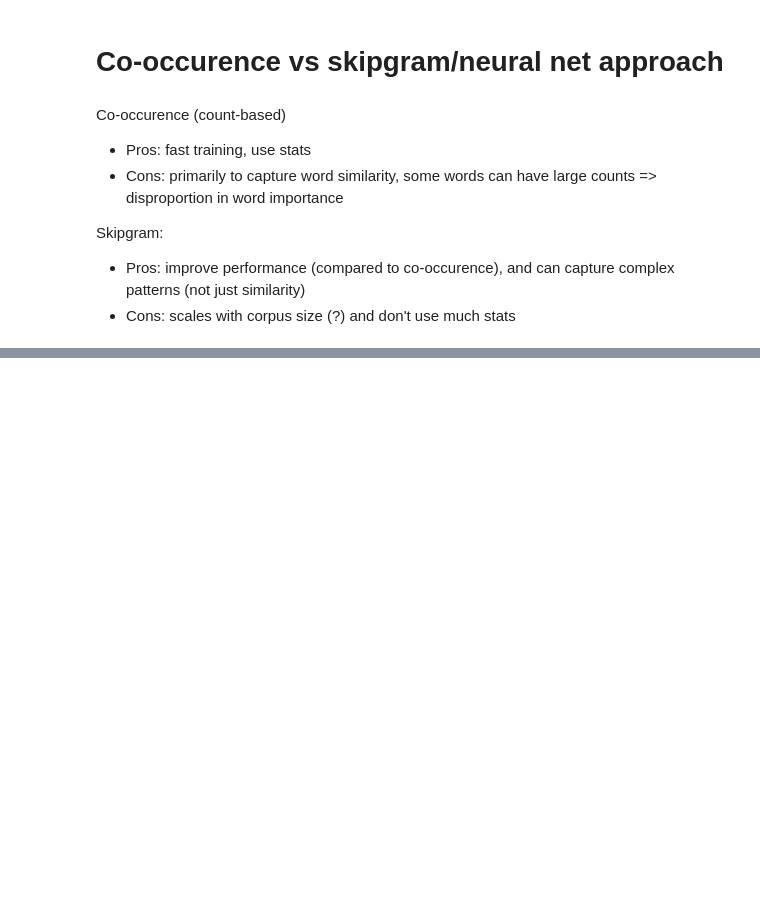
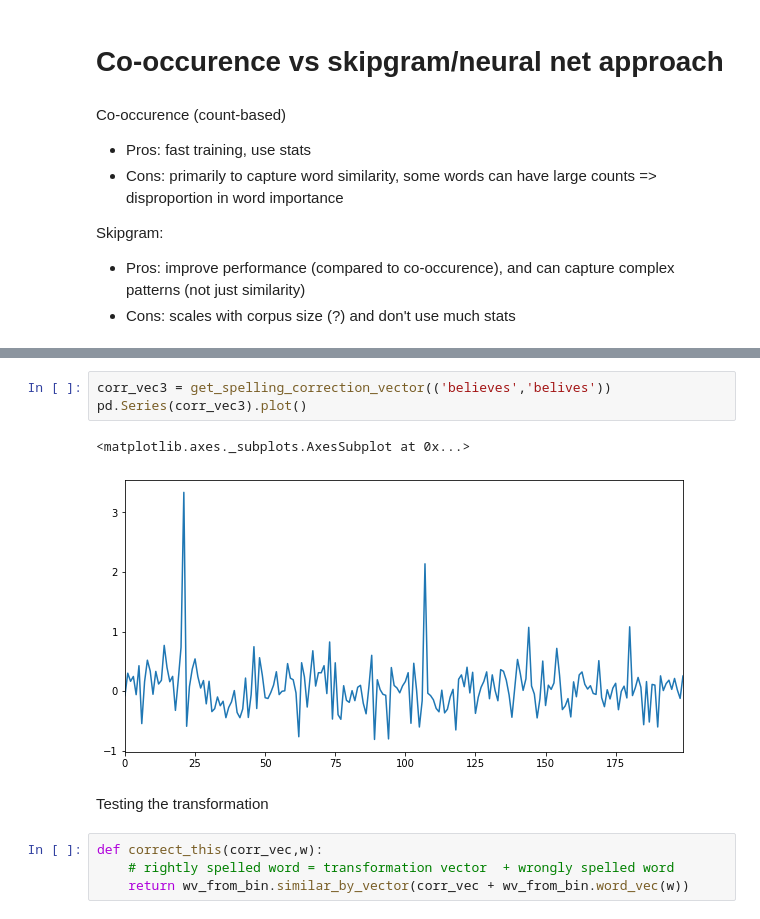
Before and after one commit to anhquan0412/nlp_practice, a Jupyter notebook: s1/exploring_word_vectors.ipynb, the cells around one changed output, grey strips where cells are left out. Saved outputs shown, nothing was run; the diff lists cells and outputs as text; blank space fills up the shorter version.

```diff
--- a/s1/exploring_word_vectors.ipynb
+++ b/s1/exploring_word_vectors.ipynb
@@ -906,0 +983,12 @@ Skipgram:
+# %%
+corr_vec3 = get_spelling_correction_vector(('believes','belives'))
+pd.Series(corr_vec3).plot()
+# %% [output]
+<matplotlib.axes._subplots.AxesSubplot at 0x...>
+[figure, added]
+# %% [markdown]
+Testing the transformation
+# %%
+def correct_this(corr_vec,w):
+    # rightly spelled word = transformation vector  + wrongly spelled word
+    return wv_from_bin.similar_by_vector(corr_vec + wv_from_bin.word_vec(w))
```
Also changed, not shown: parts of 36 cells of this notebook.
